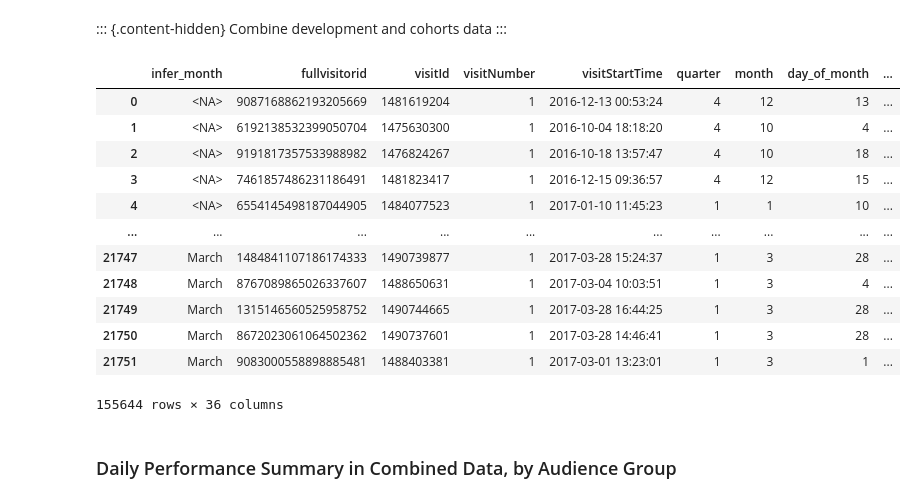
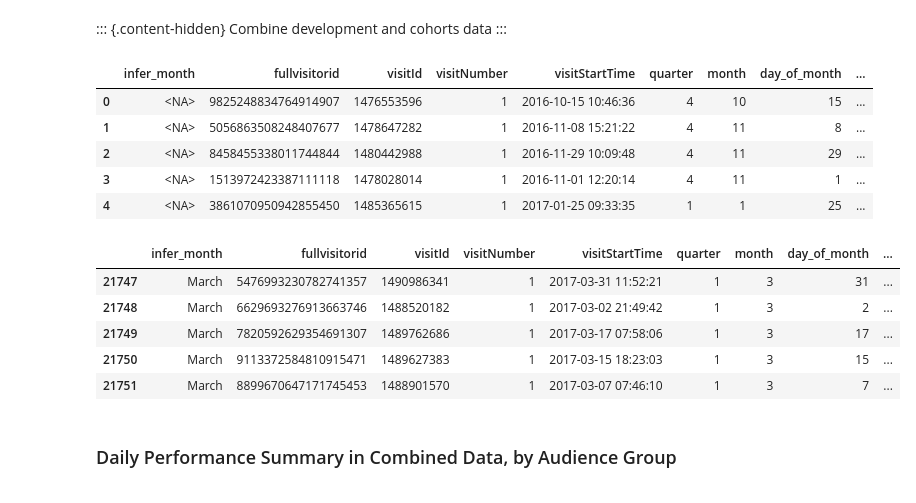
Before and after one commit to elsdes3/market, a Jupyter notebook: notebooks/04-upload/notebooks/09_upload.ipynb, the cells around one changed output. Cells and saved outputs as stored; diff of their text form; code cells hidden in the pictures.

```diff
--- a/notebooks/04-upload/notebooks/09_upload.ipynb
+++ b/notebooks/04-upload/notebooks/09_upload.ipynb
@@ -805,35 +856,35 @@ Combine development and cohorts data
 # %%
 #| echo: true
 df_dev_cohorts = (
     pd.concat([df_development[list(df_cohorts)], df_cohorts])
     .astype(
         {
             "source": pd.CategoricalDtype(),
             "medium": pd.CategoricalDtype(),
             "channelGrouping": pd.CategoricalDtype(),
             "browser": pd.CategoricalDtype(),
             "os": pd.CategoricalDtype(),
             "made_purchase_on_future_visit": pd.BooleanDtype(),
             "split_type": pd.StringDtype(),
         }
     )
 )
 with pd.option_context('display.max_columns', None):
-    display(df_dev_cohorts)
+    display(df_dev_cohorts.head())
+    display(df_dev_cohorts.tail())
 # %% [output]
 |  | infer_month | fullvisitorid | visitId | visitNumber | visitStartTime | quarter | month | day_of_month | ... |
-| 0 | <NA> | 9087168862193205669 | 1481619204 | 1 | 2016-12-13 00:53:24 | 4 | 12 | 13 | ... |
-| 1 | <NA> | 6192138532399050704 | 1475630300 | 1 | 2016-10-04 18:18:20 | 4 | 10 | 4 | ... |
-| 2 | <NA> | 9191817357533988982 | 1476824267 | 1 | 2016-10-18 13:57:47 | 4 | 10 | 18 | ... |
-| 3 | <NA> | 7461857486231186491 | 1481823417 | 1 | 2016-12-15 09:36:57 | 4 | 12 | 15 | ... |
-| 4 | <NA> | 6554145498187044905 | 1484077523 | 1 | 2017-01-10 11:45:23 | 1 | 1 | 10 | ... |
-| ... | ... | ... | ... | ... | ... | ... | ... | ... | ... |
-| 21747 | March | 1484841107186174333 | 1490739877 | 1 | 2017-03-28 15:24:37 | 1 | 3 | 28 | ... |
-| 21748 | March | 8767089865026337607 | 1488650631 | 1 | 2017-03-04 10:03:51 | 1 | 3 | 4 | ... |
-| 21749 | March | 1315146560525958752 | 1490744665 | 1 | 2017-03-28 16:44:25 | 1 | 3 | 28 | ... |
-| 21750 | March | 8672023061064502362 | 1490737601 | 1 | 2017-03-28 14:46:41 | 1 | 3 | 28 | ... |
-| 21751 | March | 9083000558898885481 | 1488403381 | 1 | 2017-03-01 13:23:01 | 1 | 3 | 1 | ... |
+| 0 | <NA> | 9825248834764914907 | 1476553596 | 1 | 2016-10-15 10:46:36 | 4 | 10 | 15 | ... |
+| 1 | <NA> | 5056863508248407677 | 1478647282 | 1 | 2016-11-08 15:21:22 | 4 | 11 | 8 | ... |
+| 2 | <NA> | 8458455338011744844 | 1480442988 | 1 | 2016-11-29 10:09:48 | 4 | 11 | 29 | ... |
+| 3 | <NA> | 1513972423387111118 | 1478028014 | 1 | 2016-11-01 12:20:14 | 4 | 11 | 1 | ... |
+| 4 | <NA> | 3861070950942855450 | 1485365615 | 1 | 2017-01-25 09:33:35 | 1 | 1 | 25 | ... |
-155644 rows × 36 columns
+|  | infer_month | fullvisitorid | visitId | visitNumber | visitStartTime | quarter | month | day_of_month | ... |
+| 21747 | March | 5476993230782741357 | 1490986341 | 1 | 2017-03-31 11:52:21 | 1 | 3 | 31 | ... |
+| 21748 | March | 6629693276913663746 | 1488520182 | 1 | 2017-03-02 21:49:42 | 1 | 3 | 2 | ... |
+| 21749 | March | 7820592629354691307 | 1489762686 | 1 | 2017-03-17 07:58:06 | 1 | 3 | 17 | ... |
+| 21750 | March | 9113372584810915471 | 1489627383 | 1 | 2017-03-15 18:23:03 | 1 | 3 | 15 | ... |
+| 21751 | March | 8899670647171745453 | 1488901570 | 1 | 2017-03-07 07:46:10 | 1 | 3 | 7 | ... |
 # %% [markdown]
 ### Daily Performance Summary in Combined Data, by Audience Group
 # %% [markdown]
```
Also changed, not shown: parts of 19 cells of this notebook, 49 other files.
